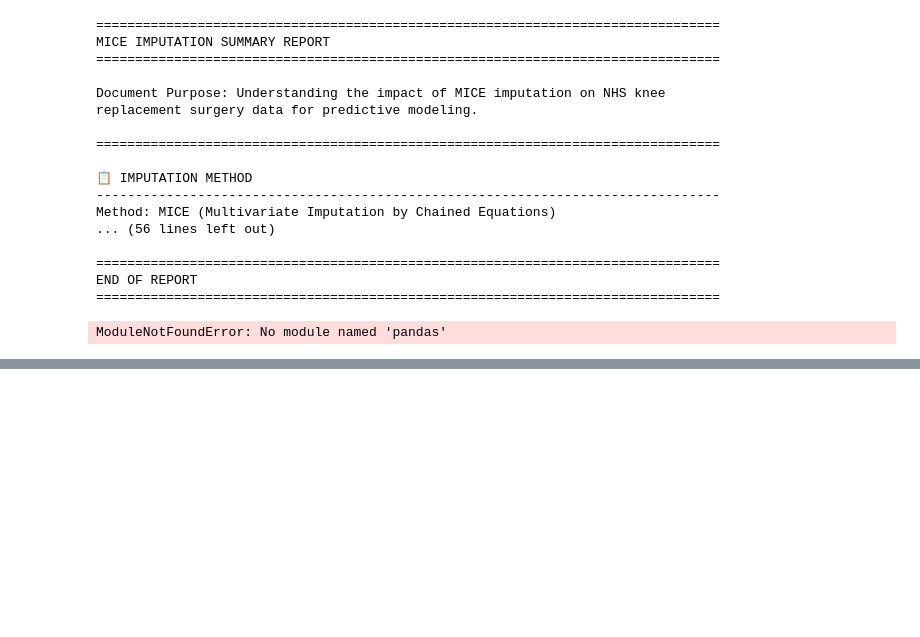
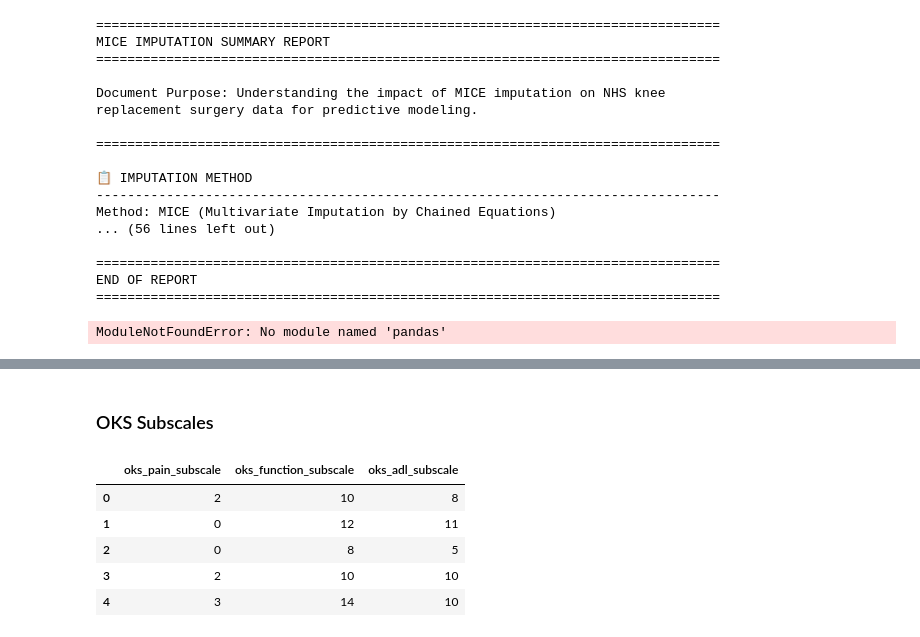
Before and after one commit to saras-audrius/EAISI-Group-Project---NHS, a Jupyter notebook: code/feature_engineering.ipynb, the cells around one changed output, grey strips where cells are left out. Drawn from its saved outputs; the diff is of its cells as text; code cells hidden in the pictures; blank space fills up the shorter version.

```diff
--- a/code/feature_engineering.ipynb
+++ b/code/feature_engineering.ipynb
@@ -1209,0 +1318,13 @@ ModuleNotFoundError: No module named 'pandas'
+# %%
+# Create a new variable, comorbidity counter based on all conditions
+
+health_conditions = [
+    'heart_disease', 'high_bp', 'stroke', 'circulation',
+    'lung_disease', 'diabetes', 'kidney_disease',
+    'nervous_system', 'liver_disease', 'cancer',
+    'depression', 'arthritis'
+]
+X_train_final['comorbidity_count'] = X_train_final[health_conditions].sum(axis=1)
+X_test_final['comorbidity_count'] = X_test_final[health_conditions].sum(axis=1)
+
+X_train_final['comorbidity_count'].value_counts().sort_index()
@@ -1209,0 +1367,42 @@ ModuleNotFoundError: No module named 'pandas'
+# %% [markdown]
+### OKS Subscales
+# %%
+# Create new variables, oks subscales for pain, function and activities of daily life
+
+X_train_final['oks_pain_subscale'] = (
+    X_train_final['oks_t0_pain'] + X_train_final['oks_t0_night_pain']
+)
+X_train_final['oks_function_subscale'] = (
+    X_train_final['oks_t0_washing']  + X_train_final['oks_t0_stairs'] +
+    X_train_final['oks_t0_walking'] + X_train_final['oks_t0_standing'] +
+    X_train_final['oks_t0_limping'] + X_train_final['oks_t0_kneeling']
+)
+X_train_final['oks_adl_subscale'] = (
+    X_train_final['oks_t0_work'] + X_train_final['oks_t0_confidence'] +
+    X_train_final['oks_t0_shopping'] + X_train_final['oks_t0_transport']
+)
+
+# Apply same for test set
+
+X_test_final['oks_pain_subscale'] = (
+    X_test_final['oks_t0_pain'] + X_test_final['oks_t0_night_pain']
+)
+
+X_test_final['oks_function_subscale'] = (
+    X_test_final['oks_t0_washing']  + X_test_final['oks_t0_stairs'] +
+    X_test_final['oks_t0_walking'] + X_test_final['oks_t0_standing'] +
+    X_test_final['oks_t0_limping'] + X_test_final['oks_t0_kneeling']
+)
+
+X_test_final['oks_adl_subscale'] = (
+    X_test_final['oks_t0_work'] + X_test_final['oks_t0_confidence'] +
+    X_test_final['oks_t0_shopping'] + X_test_final['oks_t0_transport']
+)
+X_train_final[['oks_pain_subscale', 'oks_function_subscale', 'oks_adl_subscale']].head()
+# %% [output]
+|  | oks_pain_subscale | oks_function_subscale | oks_adl_subscale |
+| 0 | 2 | 10 | 8 |
+| 1 | 0 | 12 | 11 |
+| 2 | 0 | 8 | 5 |
+| 3 | 2 | 10 | 10 |
+| 4 | 3 | 14 | 10 |
```
Also changed, not shown: parts of 9 cells of this notebook, 6 other files.
